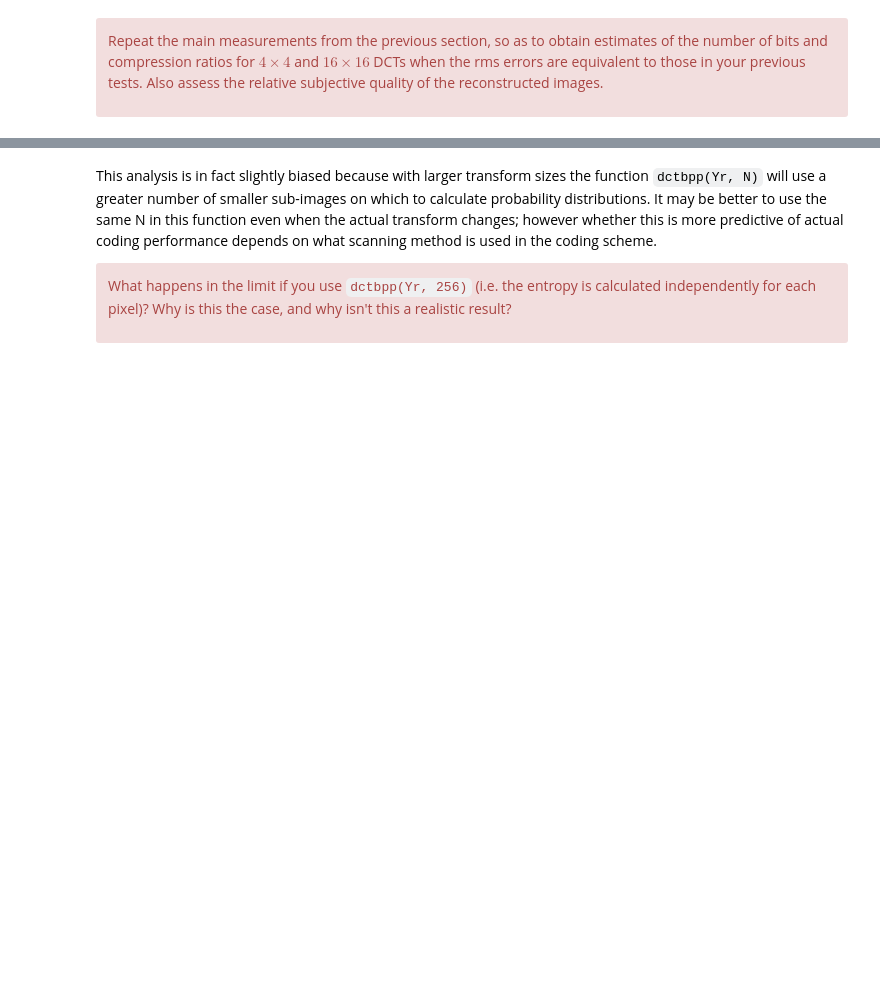
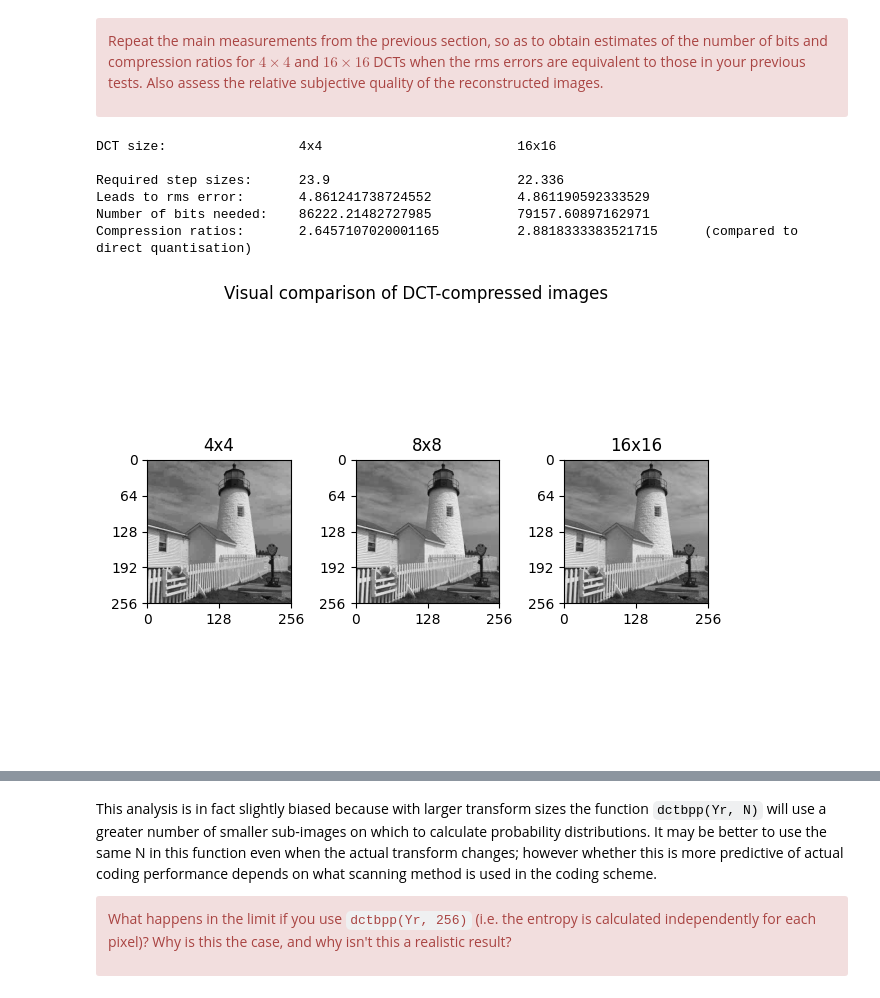
Before and after one commit to a-haber/cued_sf2_lab, a Jupyter notebook: 7-the-discrete-cosine-transform.ipynb, the cells around one changed output, grey strips where cells are left out. Cells and saved outputs as stored; diff of their text form; code cells hidden in the pictures; blank space fills up the shorter version.

```diff
--- a/7-the-discrete-cosine-transform.ipynb
+++ b/7-the-discrete-cosine-transform.ipynb
@@ -495,6 +497,8 @@ as the 1-D transform matrix.  **Now generate 4-point and 16-point
 transform matrices, C4 and C16 using `dct_ii`.**
 # %%
 # Your code here
+C4 = dct_ii(4)
+C16 = dct_ii(16)
 # %% [markdown]
 <div class="alert alert-block alert-danger">
 
@@ -506,0 +534,39 @@ relative subjective quality of the reconstructed images.</div>
+# %%
+print("DCT size:                 4x4                         16x16\n")
+print("Required step sizes:     ", required_step_size_4, "                      ", required_step_size_16)
+print("Leads to rms error:      ", min_error_4 + reference_error, "         ", min_error_16 + reference_error)
+
+# estimate numbers of bits and compression ratios
+
+Y4q_DCT = quantise(Y4, required_step_size_4)
+Y4r_DCT = regroup(Y4q_DCT, 4) / 4.
+DCT4_bits = dctbpp(Y4r_DCT, 4)
+compressionratio_DCT4 = reference_bits / DCT4_bits
+
+Y16q_DCT = quantise(Y16, required_step_size_16)
+Y16r_DCT = regroup(Y16q_DCT, 16) / 16.
+DCT16_bits = dctbpp(Y16r_DCT, 16)
+compressionratio_DCT16 = reference_bits / DCT16_bits
+
+print("Number of bits needed:   ", DCT4_bits, "         ", DCT16_bits)
+print("Compression ratios:      ", compressionratio_DCT4, "        ", compressionratio_DCT16, "     (compared to direct quantisation)")
+
+Z4_DCT = colxfm(colxfm(Y4q_DCT.T, C4.T).T, C4.T)
+Z16_DCT = colxfm(colxfm(Y16q_DCT.T, C16.T).T, C16.T)
+fig, axs = plt.subplots(1,3)
+plot_image(Z4_DCT, ax=axs[0])
+plot_image(Z_DCT, ax=axs[1])
+plot_image(Z16_DCT, ax=axs[2])
+axs[0].set_title("4x4")
+axs[1].set_title("8x8")
+axs[2].set_title("16x16")
+fig.suptitle("Visual comparison of DCT-compressed images")
+fig.tight_layout();
+# %% [output]
+DCT size:                 4x4                         16x16
+
+Required step sizes:      23.9                        22.336
+Leads to rms error:       4.861241738724552           4.861190592333529
+Number of bits needed:    86222.21482727985           79157.60897162971
+Compression ratios:       2.6457107020001165          2.8818333383521715      (compared to direct quantisation)
+[figure, added]
```
Also changed, not shown: parts of 9 cells of this notebook, 1 other file.
